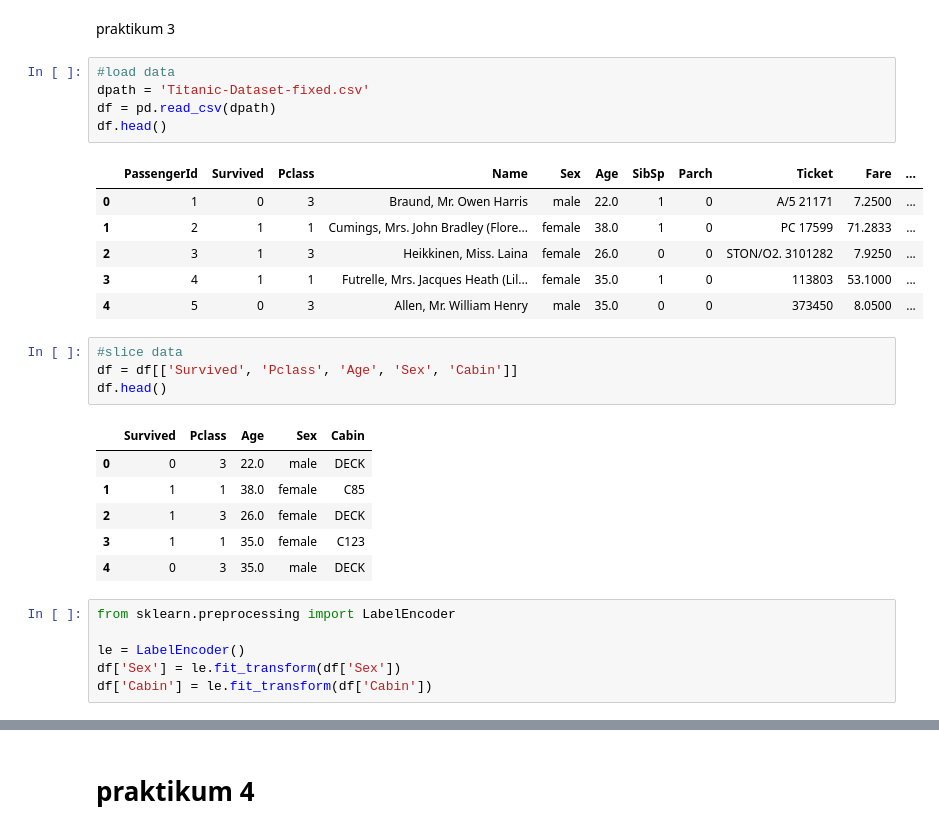
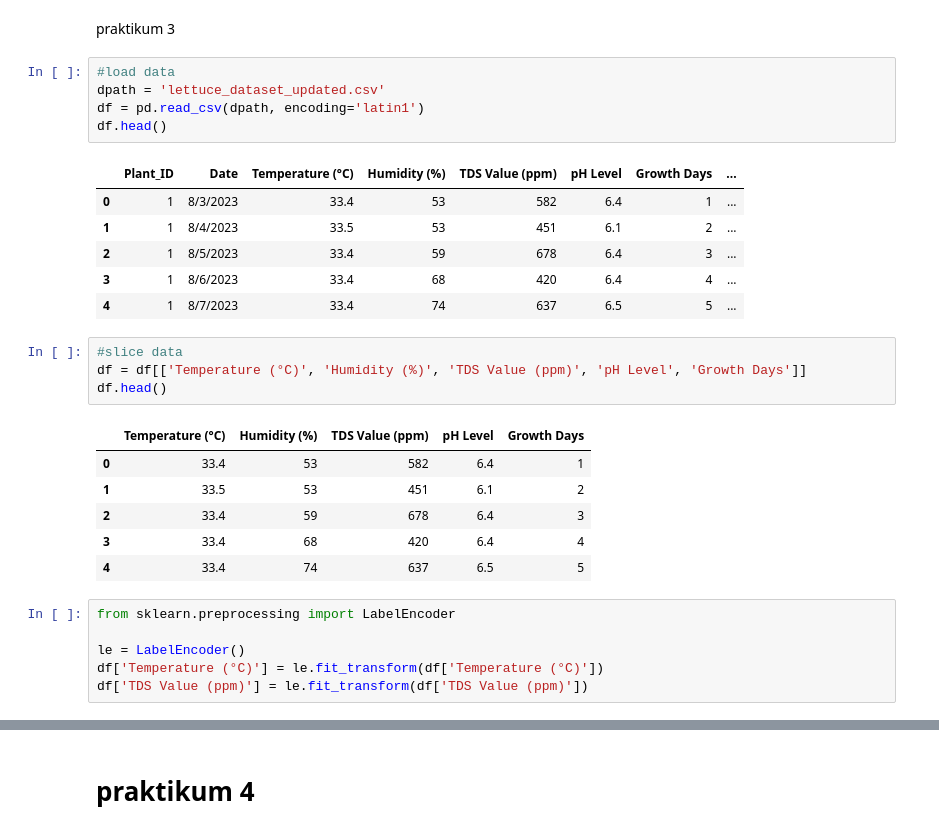
Before and after one commit to DinaKSari/244107020072_PEMBELAJARAN_MESIN, a Jupyter notebook: TG2_244107020072_DINA_KUMALA_SARI.ipynb, the cells around one changed output, grey strips where cells are left out. Cells and saved outputs as stored; diff of their text form.

```diff
--- a/TG2_244107020072_DINA_KUMALA_SARI.ipynb
+++ b/TG2_244107020072_DINA_KUMALA_SARI.ipynb
@@ -238,33 +225,33 @@ memory usage: 83.7+ KB
 praktikum 3
 # %%
 #load data
-dpath = 'Titanic-Dataset-fixed.csv'
-df = pd.read_csv(dpath)
+dpath = 'lettuce_dataset_updated.csv'
+df = pd.read_csv(dpath, encoding='latin1')
 df.head()
 # %% [output]
-|  | PassengerId | Survived | Pclass | Name | Sex | Age | SibSp | Parch | Ticket | Fare | ... |
-| 0 | 1 | 0 | 3 | Braund, Mr. Owen Harris | male | 22.0 | 1 | 0 | A/5 21171 | 7.2500 | ... |
-| 1 | 2 | 1 | 1 | Cumings, Mrs. John Bradley (Flore... | female | 38.0 | 1 | 0 | PC 17599 | 71.2833 | ... |
-| 2 | 3 | 1 | 3 | Heikkinen, Miss. Laina | female | 26.0 | 0 | 0 | STON/O2. 3101282 | 7.9250 | ... |
-| 3 | 4 | 1 | 1 | Futrelle, Mrs. Jacques Heath (Lil... | female | 35.0 | 1 | 0 | 113803 | 53.1000 | ... |
-| 4 | 5 | 0 | 3 | Allen, Mr. William Henry | male | 35.0 | 0 | 0 | 373450 | 8.0500 | ... |
+|  | Plant_ID | Date | Temperature (°C) | Humidity (%) | TDS Value (ppm) | pH Level | Growth Days | ... |
+| 0 | 1 | 8/3/2023 | 33.4 | 53 | 582 | 6.4 | 1 | ... |
+| 1 | 1 | 8/4/2023 | 33.5 | 53 | 451 | 6.1 | 2 | ... |
+| 2 | 1 | 8/5/2023 | 33.4 | 59 | 678 | 6.4 | 3 | ... |
+| 3 | 1 | 8/6/2023 | 33.4 | 68 | 420 | 6.4 | 4 | ... |
+| 4 | 1 | 8/7/2023 | 33.4 | 74 | 637 | 6.5 | 5 | ... |
 # %%
 #slice data
-df = df[['Survived', 'Pclass', 'Age', 'Sex', 'Cabin']]
+df = df[['Temperature (°C)', 'Humidity (%)', 'TDS Value (ppm)', 'pH Level', 'Growth Days']]
 df.head()
 # %% [output]
-|  | Survived | Pclass | Age | Sex | Cabin |
-| 0 | 0 | 3 | 22.0 | male | DECK |
-| 1 | 1 | 1 | 38.0 | female | C85 |
-| 2 | 1 | 3 | 26.0 | female | DECK |
-| 3 | 1 | 1 | 35.0 | female | C123 |
-| 4 | 0 | 3 | 35.0 | male | DECK |
+|  | Temperature (°C) | Humidity (%) | TDS Value (ppm) | pH Level | Growth Days |
+| 0 | 33.4 | 53 | 582 | 6.4 | 1 |
+| 1 | 33.5 | 53 | 451 | 6.1 | 2 |
+| 2 | 33.4 | 59 | 678 | 6.4 | 3 |
+| 3 | 33.4 | 68 | 420 | 6.4 | 4 |
+| 4 | 33.4 | 74 | 637 | 6.5 | 5 |
 # %%
 from sklearn.preprocessing import LabelEncoder
 
 le = LabelEncoder()
-df['Sex'] = le.fit_transform(df['Sex'])
-df['Cabin'] = le.fit_transform(df['Cabin'])
+df['Temperature (°C)'] = le.fit_transform(df['Temperature (°C)'])
+df['TDS Value (ppm)'] = le.fit_transform(df['TDS Value (ppm)'])
 # %%
 #verifikasi
 df.head()
```
Also changed, not shown: parts of 13 cells of this notebook.
